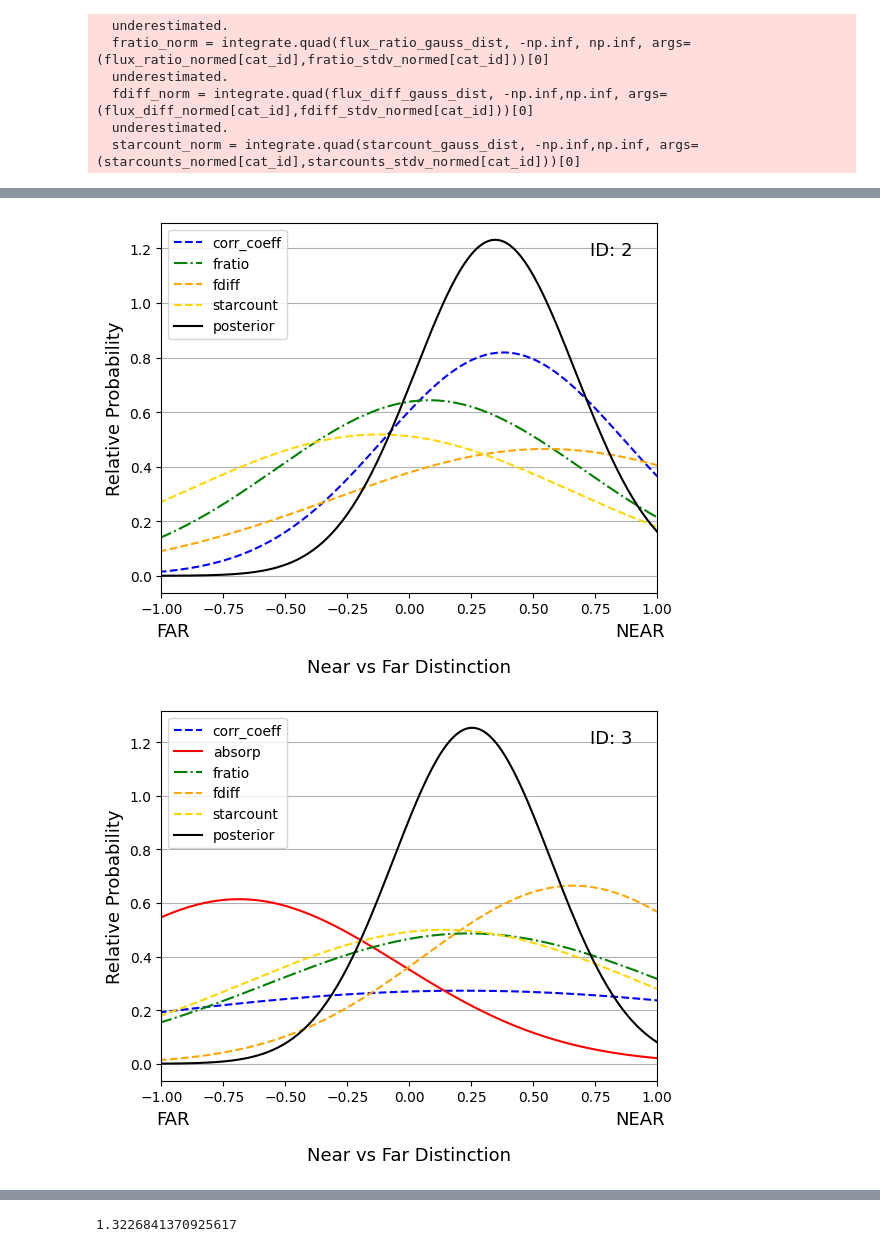
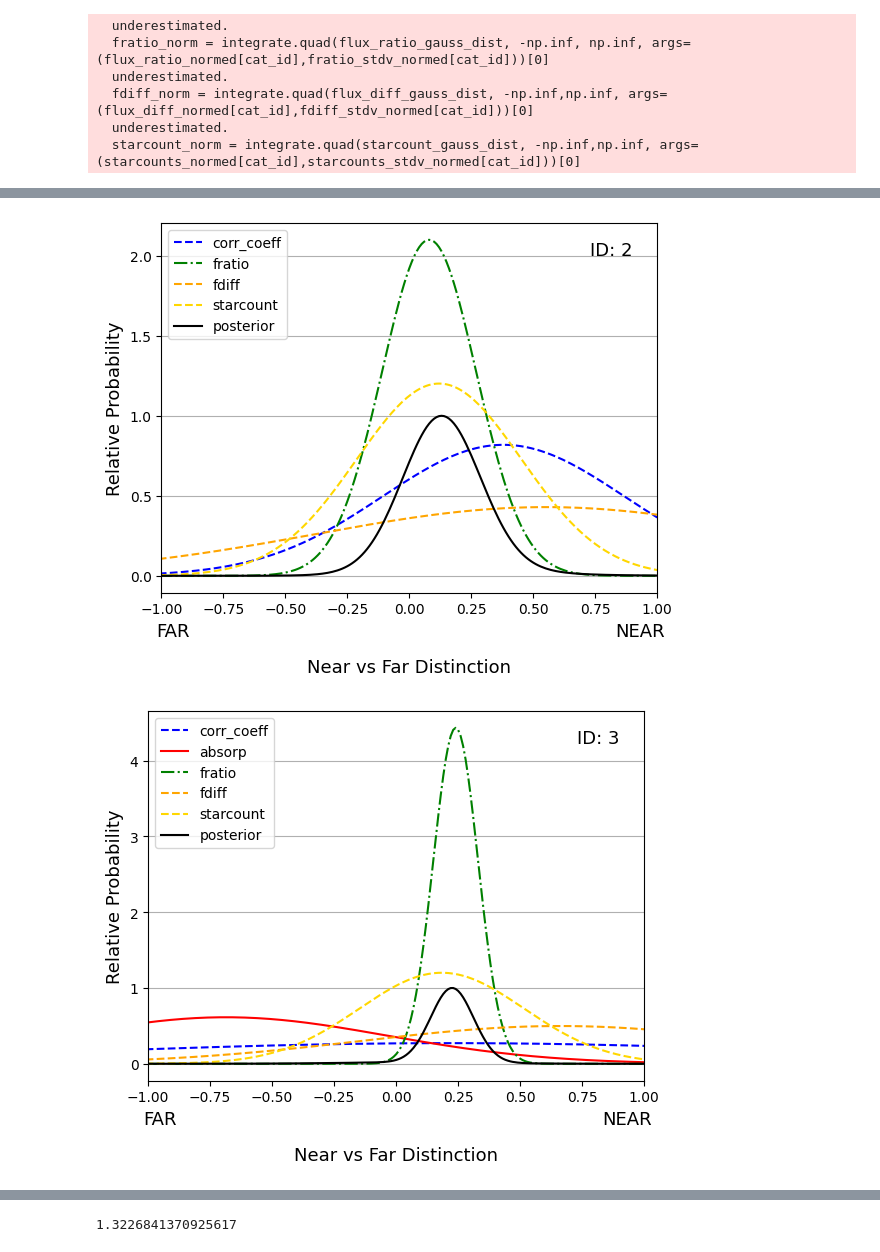
Before and after one commit to danilipman/cmz_synth, a Jupyter notebook: PPDFs.ipynb, the cells around one changed output, grey strips where cells are left out. Cells and saved outputs as stored; diff of their text form; code cells hidden in the pictures.

```diff
--- a/PPDFs.ipynb
+++ b/PPDFs.ipynb
@@ -73,6 +59,10 @@ print(np.nanmax(flux_ratio), np.nanmin(flux_ratio))
 # %%
 def z_norming(i, min_value, max_value):
     z_i = 2. * ((i - min_value) / (max_value - min_value)) - 1.
+    return z_i
+
+def stdv_z_norming(i, min_value, max_value):
+    z_i =  ((i - min_value) / (max_value - min_value))
     return z_i
 
 # normalize the data value between -1 and 1 for the
@@ -94,6 +84,13 @@ absorp_cn = z_norming(1., np.nanmin(absorp_value), 3.5)
 
 # Star Count ratio centered on 1, min 0 and max 2
 countratio_cn = z_norming(1., 0, 2)
+##for star count stdv, mask out the stdv of the central SgrA* cloud
+# since the central area of the model is not as well fit/trusted in the fitting
+starcount_stdv_filter = np.copy(starcount_ratio_stdv)
+ignore_ratiostdv = ['9', '10', '8','11', '12', '15', '13','14','16']
+for i in range(len(starcount_stdv_filter)):
+    if cat_index[i] not in ignore_ratiostdv:
+        starcount_stdv_filter[i]=np.nan
 
 
 
@@ -105,7 +102,7 @@ fratio_stdv_normed = []
 absorp_normed = []
 starcounts_normed = []
 starcounts_stdv_normed = []
-
+counts_ratio_stdv_calc = []
 
 for i in range(len(cat_index)):
 
@@ -113,20 +110,16 @@ for i in range(len(cat_index)):
     z_fdiff_i = z_norming(flux_diff[i], np.nanmin(flux_diff), np.nanmax(flux_diff))
     flux_diff_normed.append(z_fdiff_i-fdiff_cn)
 
-    z_fdiff_stdv_i = z_norming(fdiff_stdv_centered[i], np.nanmin(flux_diff), np.nanmax(flux_diff))
+    z_fdiff_stdv_i = stdv_z_norming(fdiff_stdv_centered[i], np.nanmin(flux_diff), np.nanmax(flux_diff))
     fdiff_stdv_normed.append(z_fdiff_stdv_i)
 
     ###FRATIO NORMING
-    #z_i = z_norming(flux_ratio[i], np.nanmin(flux_ratio), np.nanmax(flux_ratio))
     z_i = z_norming(flux_ratio[i], 0, 1)
     flux_ratio_normed.append(-(z_i-fratio_cn))
 
-    #z_fratio_stdv_i = z_norming(fratio_stdv_centered[i], np.nanmin(flux_ratio), np.nanmax(flux_ratio))
-    z_fratio_stdv_i = z_norming(fratio_stdv_centered[i], 0, 1)
-    if i == 18:
-        fratio_stdv_normed.append(-(0.5)) #ID 12 is weird
-    else:
-        fratio_stdv_normed.append(-(z_fratio_stdv_i))
+    z_fratio_stdv_i = z_norming(fratio_stdv_centered[i], np.nanmin(flux_ratio), np.nanmax(flux_ratio))
+    #z_fratio_stdv_i = stdv_z_norming(fratio_stdv_centered[i], 0, 1)
+    fratio_stdv_normed.append(np.abs((z_fratio_stdv_i)))
 
     ###ABSORP NORMING
     if np.isnan(absorp_value[i]) == False:
@@ -139,8 +132,13 @@ for i in range(len(cat_index)):
     z_countratio_i = z_norming(starcount_ratio[i], 0, 2)
     starcounts_normed.append(-(z_countratio_i-countratio_cn) )
 
-    z_countratio_stdv_i =  z_norming(starcount_ratio_stdv[i], 0, 2)
-    starcounts_stdv_normed.append(z_countratio_stdv_i)
+    #z_countratio_stdv_i =  stdv_z_norming(starcount_stdv_filter[i], np.nanmin(starcount_stdv_filter), np.nanmax(starcount_stdv_filter))
+
+    z_countratio_stdv_i =  stdv_z_norming(starcount_stdv_filter[i], 0,2)
+    counts_ratio_stdv_calc.append(z_countratio_stdv_i)
+
+starcounts_stdv_normed = np.full(len(counts_ratio_stdv_calc), np.nanmax(counts_ratio_stdv_calc))
+fratio_stdv_normed = np.full(len(fratio_stdv_normed),np.nanmean(fratio_stdv_normed)) #flux ratio is also fairly susceptible to uncertainty in the central region
 # %%
 def corr_coeff_gauss_dist(x, mu):
     if np.isnan(mu)==True:
@@ -304,7 +329,7 @@ def plot_pdf(cloud_id, pdfvar):
 
     return
 # %%
-cloudd = '12'
+cloudd = '17b'
 pdfvec=ppdf(cloudd)
 plot_pdf(cloudd,pdfvec)
 # %% [output]
@@ -359,7 +392,8 @@ for i in cat_index:
     plot_pdf(i, pdfvec)
     if ~np.isnan(pdfvec.posterior).any() == True:
         parameters, covariance =curve_fit(gaussian, x, pdfvec.posterior,
-                                          p0 = [1, np.nanmean(pdfvec.posterior),np.std(pdfvec.posterior)])
+                                          p0 = [1, x[np.where(pdfvec.posterior==np.max(pdfvec.posterior))][0],
+                                                np.std(pdfvec.posterior)])
         A.append(parameters[0])
         mu.append(parameters[1])
         sigma.append(parameters[2])
@@ -388,2 +422,2 @@ post_tab.write("/Users/danilipman/Documents/Research/UConn/CMZ_SYNTH/posterior_f
-[figure, old version]
+[figure, new version]
-[figure, old version]
+[figure, new version]
```
Also changed, not shown: parts of 19 cells of this notebook.
